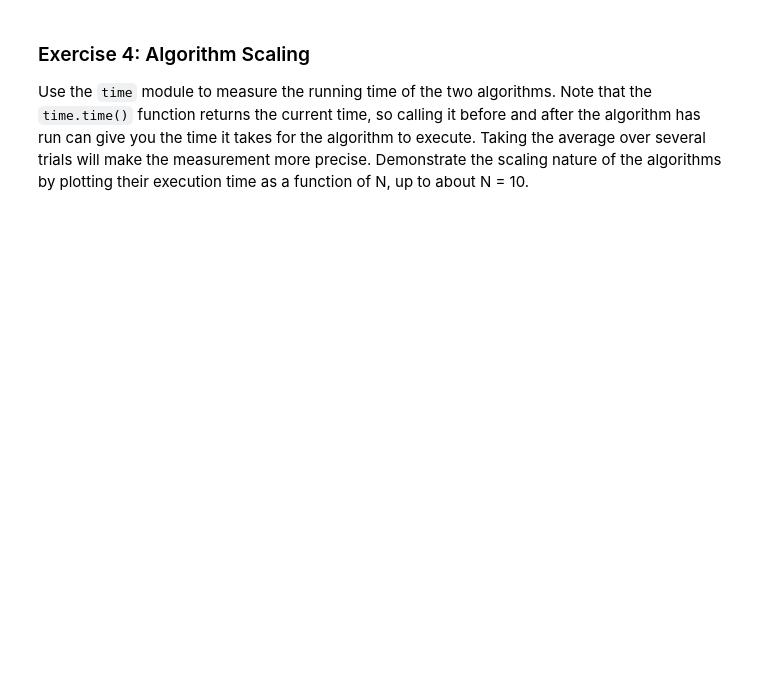
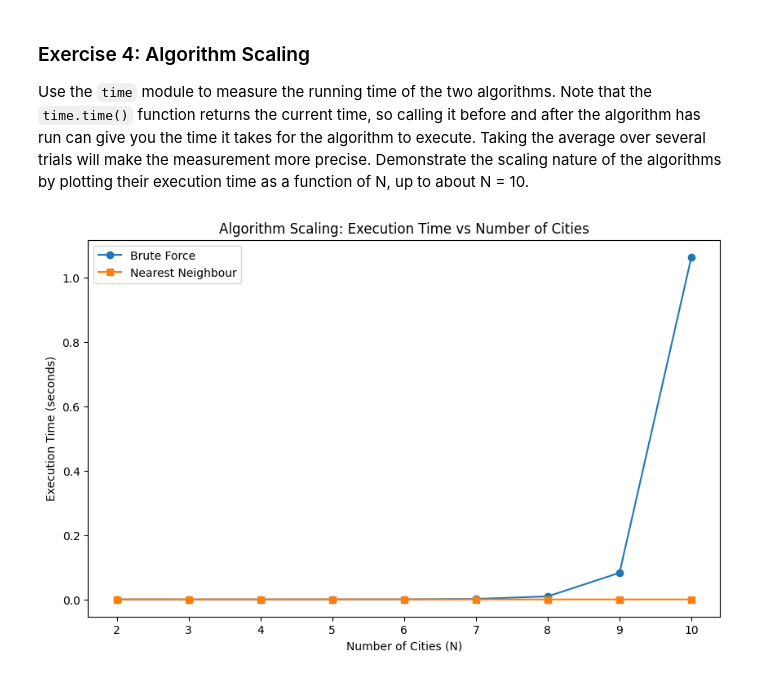
Before and after one commit to tusharsachdeva-code/comp215, a Jupyter notebook: labs/lab05_scaling.ipynb, the cells around one changed output. Cells and saved outputs as stored; diff of their text form; code cells hidden in the pictures; blank space fills up the shorter version.

```diff
--- a/labs/lab05_scaling.ipynb
+++ b/labs/lab05_scaling.ipynb
@@ -168,0 +184,37 @@ Use the `time` module to measure the running time of the two algorithms.  Note t
+# %%
+# Ex 4: your code here
+def measure_execution_time(city_map, distances, algorithm, trials=5):
+    '''Measures execution time of a given algorithm over multiple trials'''
+    times = []
+    for _ in range(trials):
+        start_time = time.time()
+        algorithm(city_map, distances)
+        end_time = time.time()
+        times.append(end_time - start_time)
+    return np.mean(times)
+
+def evaluate_scaling():
+    '''Evaluates the scaling of TSP algorithms by plotting execution time vs N'''
+    city_sizes = list(range(2, 11))
+    brute_force_times = []
+    nearest_neighbour_times = []
+
+    for N in city_sizes:
+        city_map = setup_map(N)
+        distances = calculate_distances(city_map)
+        brute_force_times.append(measure_execution_time(city_map, distances, brute_force_tsp))
+        nearest_neighbour_times.append(measure_execution_time(city_map, distances, nearest_neighbour_tsp))
+
+    plt.figure(figsize=(10, 6))
+    plt.plot(city_sizes, brute_force_times, label='Brute Force', marker='o')
+    plt.plot(city_sizes, nearest_neighbour_times, label='Nearest Neighbour', marker='s')
+    plt.xlabel('Number of Cities (N)')
+    plt.ylabel('Execution Time (seconds)')
+    plt.title('Algorithm Scaling: Execution Time vs Number of Cities')
+    plt.legend()
+    plt.show()
+
+
+evaluate_scaling()
+# %% [output]
+[figure, added]
```
Also changed, not shown: parts of 5 cells of this notebook.
